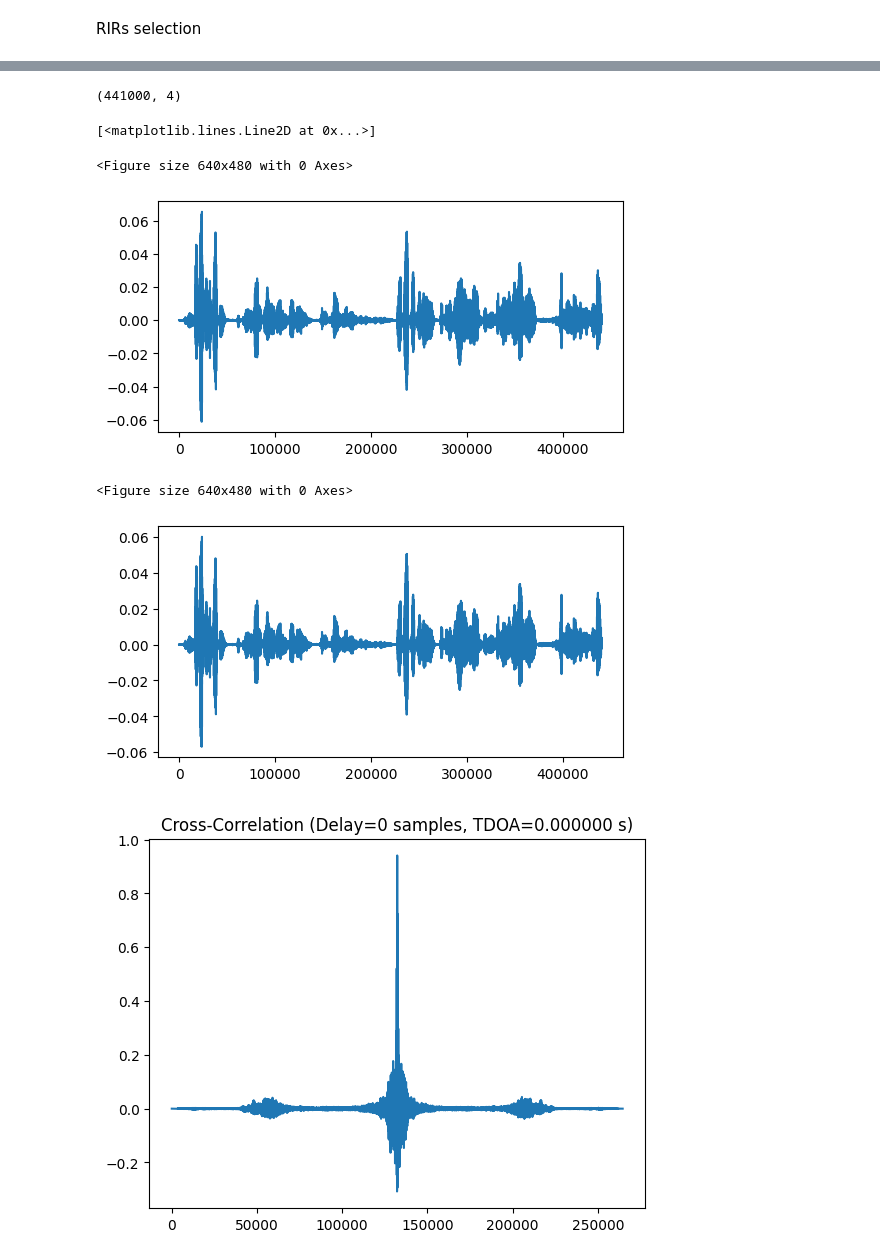
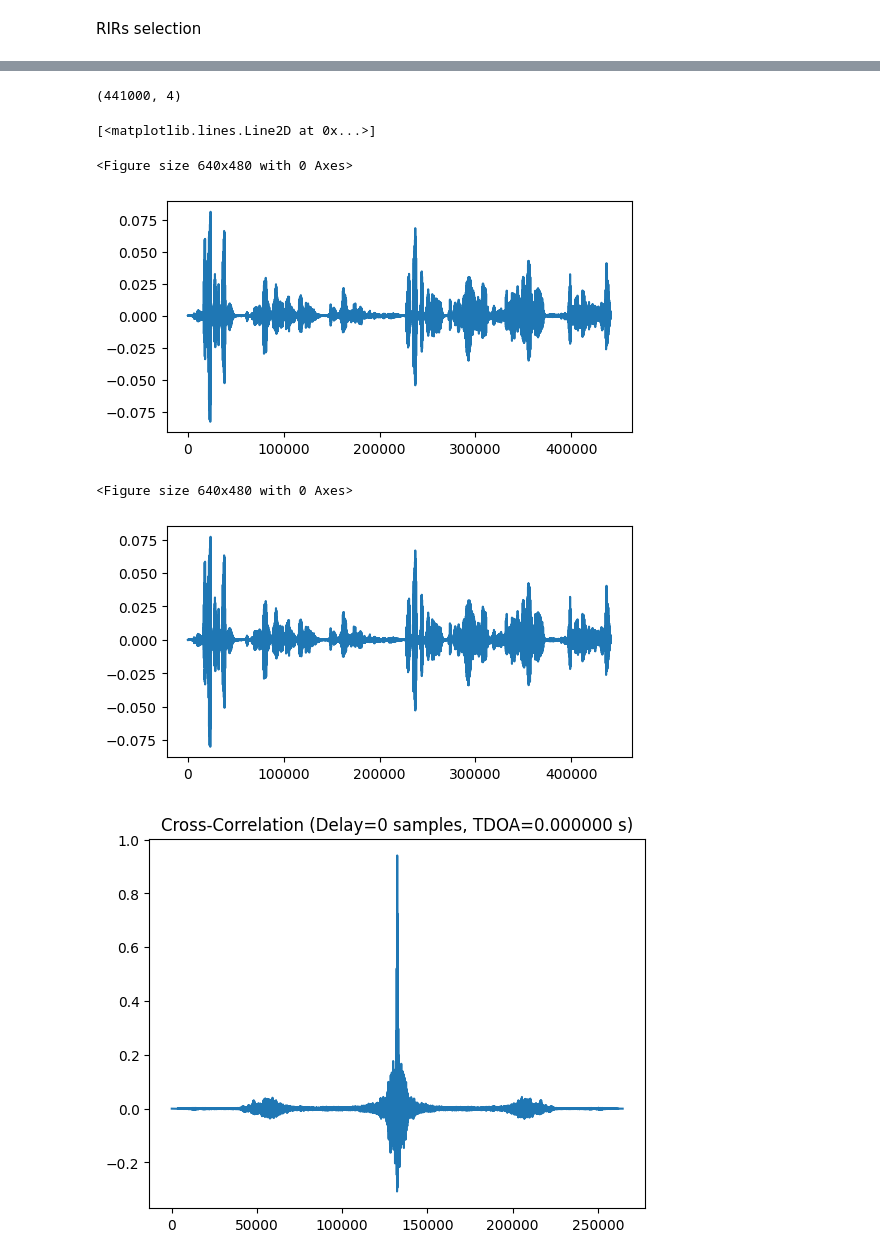
Before and after one commit to HeartUnderBladepyz/P-D-ISSP, a Jupyter notebook: notebook_skeleton.ipynb, the cells around one changed output, grey strips where cells are left out. Saved outputs shown, nothing was run; the diff lists cells and outputs as text; code cells hidden in the pictures.

```diff
--- a/notebook_skeleton.ipynb
+++ b/notebook_skeleton.ipynb
@@ -265,37 +264,37 @@ def create_micsigs(target_audio_files, noise_audio_files, acousticScenario, T_s,
 
     return mic_signals, speech_components, noise_components, fs
 
 
 Time_duration = 10
-mic, speech, noise, fs = create_micsigs(["F:\KU Leuven\courses\PD_ISSP\project\panddissp-base-main\sound_files\part2_track1_dry.wav","F:\KU Leuven\courses\PD_ISSP\project\panddissp-base-main\sound_files\part2_track2_dry.wav"], [], acousticScenario, Time_duration, ["F:\KU Leuven\courses\PD_ISSP\project\panddissp-base-main\sound_files\head_mounted_rirs\s-30","F:\KU Leuven\courses\PD_ISSP\project\panddissp-base-main\sound_files\head_mounted_rirs\s60"])
+mic, speech, noise, fs = create_micsigs(["F:\KU Leuven\courses\PD_ISSP\project\panddissp-base-main\sound_files\part2_track1_dry.wav","F:\KU Leuven\courses\PD_ISSP\project\panddissp-base-main\sound_files\part2_track2_dry.wav"], [], acousticScenario, Time_duration, ["F:\KU Leuven\courses\PD_ISSP\project\panddissp-base-main\sound_files\head_mounted_rirs\s-60","F:\KU Leuven\courses\PD_ISSP\project\panddissp-base-main\sound_files\head_mounted_rirs\s60"])
 # mic, speech, noise, fs = create_micsigs(["F:\KU Leuven\courses\PD_ISSP\project\panddissp-base-main\sound_files\part2_track1_dry.wav"], [], acousticScenario, Time_duration, ["F:\KU Leuven\courses\PD_ISSP\project\panddissp-base-main\sound_files\head_mounted_rirs\s-30"])    # single sudio source on left-hand side
 # mic, speech, noise, fs = create_micsigs(["F:\KU Leuven\courses\PD_ISSP\project\panddissp-base-main\sound_files\part2_track2_dry.wav"], [], acousticScenario, Time_duration, ["F:\KU Leuven\courses\PD_ISSP\project\panddissp-base-main\sound_files\head_mounted_rirs\s30"])    # single sudio source on right-hand side
 # mic = mic[:,0:2]    # Select L1&L2
 # mic = mic[:,2:4]    # Select R1&R2
 # mic = mic[:,[0,2]]    # Select L1&R1
 
 # sd.play(speech1[0:fs*1], fs)
 # sd.play(mic[:,2], fs)
 
 print(mic.shape)
 # Play the first microphone signal
-# sd.play(mic[:, 0], samplerate=acousticScenario.fs)
+# sd.play(mic[:, 2], samplerate=acousticScenario.fs)
 # sd.wait()  # Wait until playback finishes
 
 plt.figure()
 plt.figure(figsize=(6, 3))
 plt.plot(mic[:,0])
 
 plt.figure()
 plt.figure(figsize=(6, 3))
 plt.plot(mic[:,1])
 # %% [output]
 (441000, 4)
 [<matplotlib.lines.Line2D at 0x...>]
 <Figure size 640x480 with 0 Axes>
-[figure, old version]
+[figure, new version]
 <Figure size 640x480 with 0 Axes>
-[figure, old version]
+[figure, new version]
 # %%
 #Part 3
 import numpy as np
```
Also changed, not shown: parts of 17 cells of this notebook.
